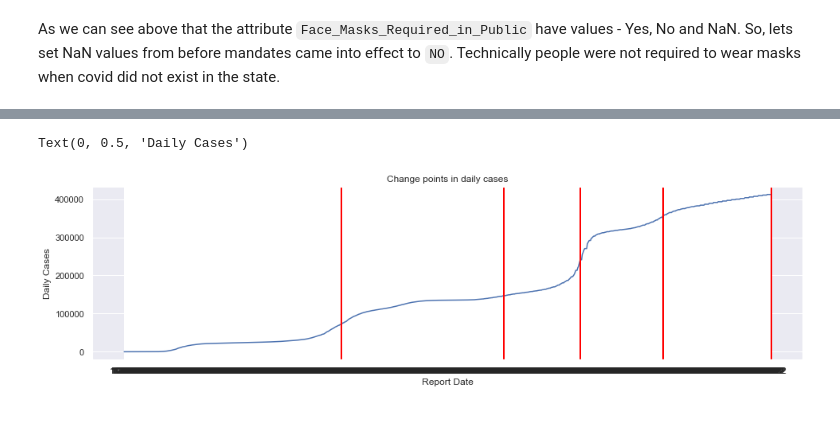
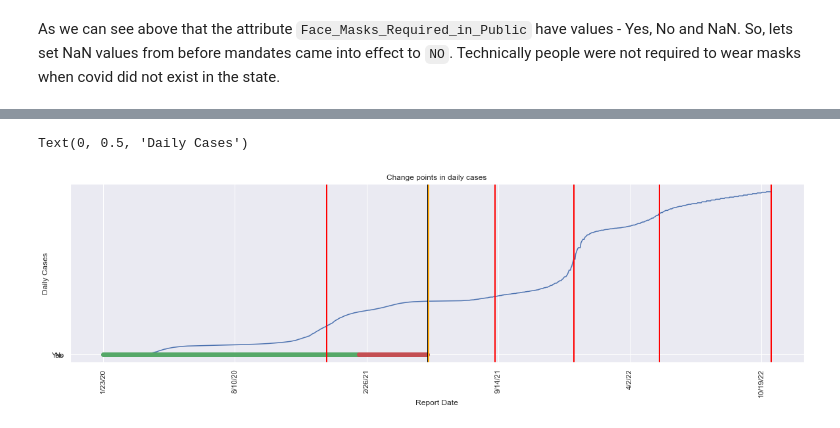
Before and after one commit to pragyy/Data-512-Course-Project, a Jupyter notebook: main.ipynb, the cells around one changed output, grey strips where cells are left out. Cells and saved outputs as stored; diff of their text form; code cells hidden in the pictures.

Commit message:
plotting

```diff
--- a/main.ipynb
+++ b/main.ipynb
@@ -122,5 +132,11 @@ The research question that we are analyzing in this notebook is -
 
 ***How did masking policies change the progression of confirmed COVID-19 cases from February 1, 2020 through October 1, 2021?***
 # %%
-middlesex_cases["date"] = pd.to_datetime(middlesex_cases["date"])
-# middlesex_cases["cases"] = pd.Series(np.gradient(middlesex_cases["cases"]), middlesex_cases["date"], name='cases').values
+# setting date as index
+middlesex_cases = middlesex_cases.set_index('date')
+
+# calculating the derivative of confirmed cases
+middlesex_cases["derivative_cases"] = pd.Series(np.gradient(middlesex_cases["cases"]), middlesex_cases.index, name='cases').values
+
+# calculating the difference between consecutive rows
+middlesex_cases['cases_diff'] = middlesex_cases['cases'].diff()
@@ -127,17 +150,23 @@ middlesex_cases["date"] = pd.to_datetime(middlesex_cases["date"])
 # %%
 data = np.array(middlesex_cases['cases'])
 
 algo1 = rpt.Pelt(model='rbf').fit(data)
 change_location1 = algo1.predict(pen=10)
+#change_location1 = middlesex_cases.iloc[change_location1[:-1]].index.to_list()
 
-plt.figure(figsize=(16,4))
-sns.lineplot(data = middlesex_cases, x='date', y='cases')
+plt.figure(figsize=(20,5))
+middlesex_cases['cases'].plot()
+plt.plot(masked.date, masked.Face_Masks_Required_in_Public, 'go')
+plt.plot(unmasked.date, unmasked.Face_Masks_Required_in_Public, 'ro')
+plt.axvline(x = MASKED_14INTERVAL, lw = 2, color = 'black')
+plt.axvline(x = UNMASKED_14INTERVAL, lw = 2, color = 'orange')
 for x in change_location1:
     plt.axvline(x,lw=2, color='red')
 
 plt.title('Change points in daily cases')
 plt.xlabel('Report Date')
+plt.xticks(rotation=90)
 plt.ylabel('Daily Cases')
 # %% [output]
 Text(0, 0.5, 'Daily Cases')
-[figure, old version]
+[figure, new version]
```
Also changed, not shown: parts of 10 cells of this notebook.
